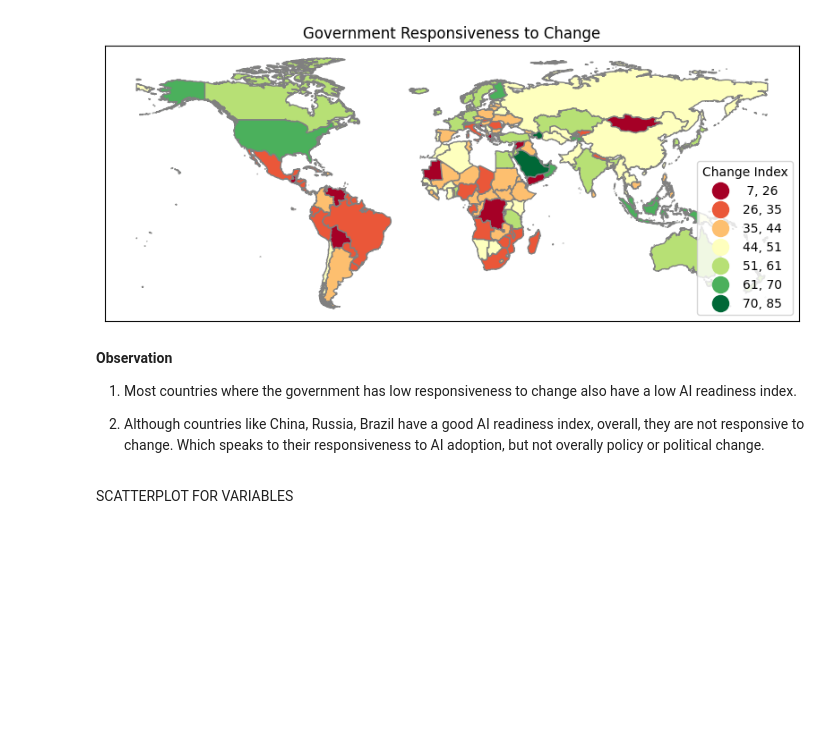
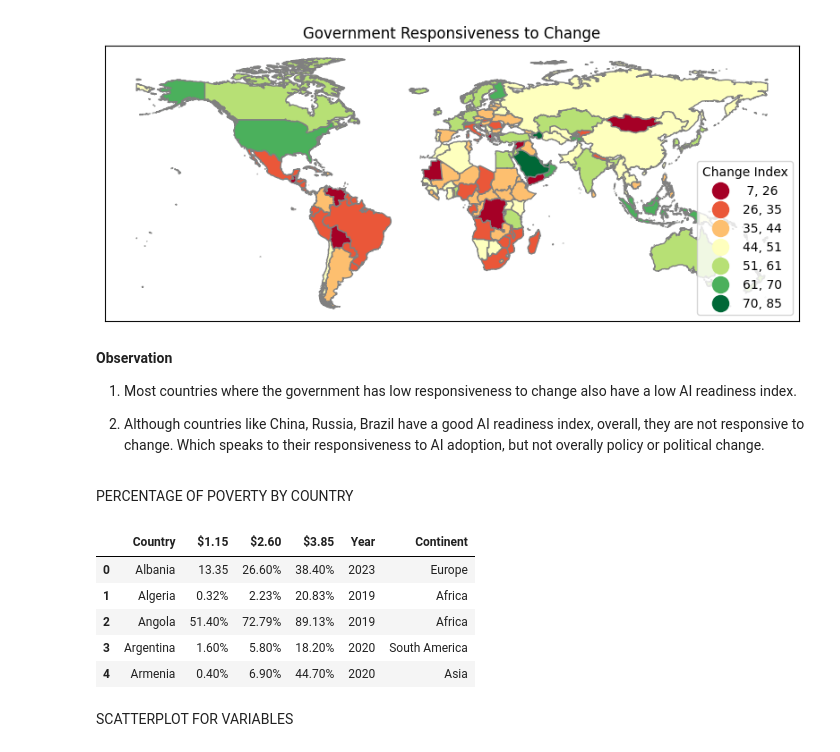
Before and after one commit to ojobo-tech/gisfordatascience, a Jupyter notebook: ps1_ai_adoption_map.ipynb, the cells around one changed output. Drawn from its saved outputs; the diff is of its cells as text; code cells hidden in the pictures; blank space fills up the shorter version.

```diff
--- a/ps1_ai_adoption_map.ipynb
+++ b/ps1_ai_adoption_map.ipynb
@@ -478,6 +480,18 @@ ax.set_yticks([]) #kills xticks
 1. Most countries where the government has low responsiveness to change also have a low AI readiness index.
 
 2. Although countries like China, Russia, Brazil have a good AI readiness index, overall, they are not responsive to change. Which speaks to their responsiveness to AI adoption, but not overally policy or political change.
+# %% [markdown]
+PERCENTAGE OF POVERTY BY COUNTRY
+# %%
+poverty_rate = pd.read_html('https://en.wikipedia.org/wiki/List_of_sovereign_states_by_percentage_of_population_living_in_poverty',match="Country")[0].head(5) #for match use header of col; ideally unique; case may matter
+poverty_rate
+# %% [output]
+|  | Country | $1.15 | $2.60 | $3.85 | Year | Continent |
+| 0 | Albania | 13.35 | 26.60% | 38.40% | 2023 | Europe |
+| 1 | Algeria | 0.32% | 2.23% | 20.83% | 2019 | Africa |
+| 2 | Angola | 51.40% | 72.79% | 89.13% | 2019 | Africa |
+| 3 | Argentina | 1.60% | 5.80% | 18.20% | 2020 | South America |
+| 4 | Armenia | 0.40% | 6.90% | 44.70% | 2020 | Asia |
 # %% [markdown]
 SCATTERPLOT FOR VARIABLES
 # %%
```
Also changed, not shown: parts of 1 cell of this notebook.
